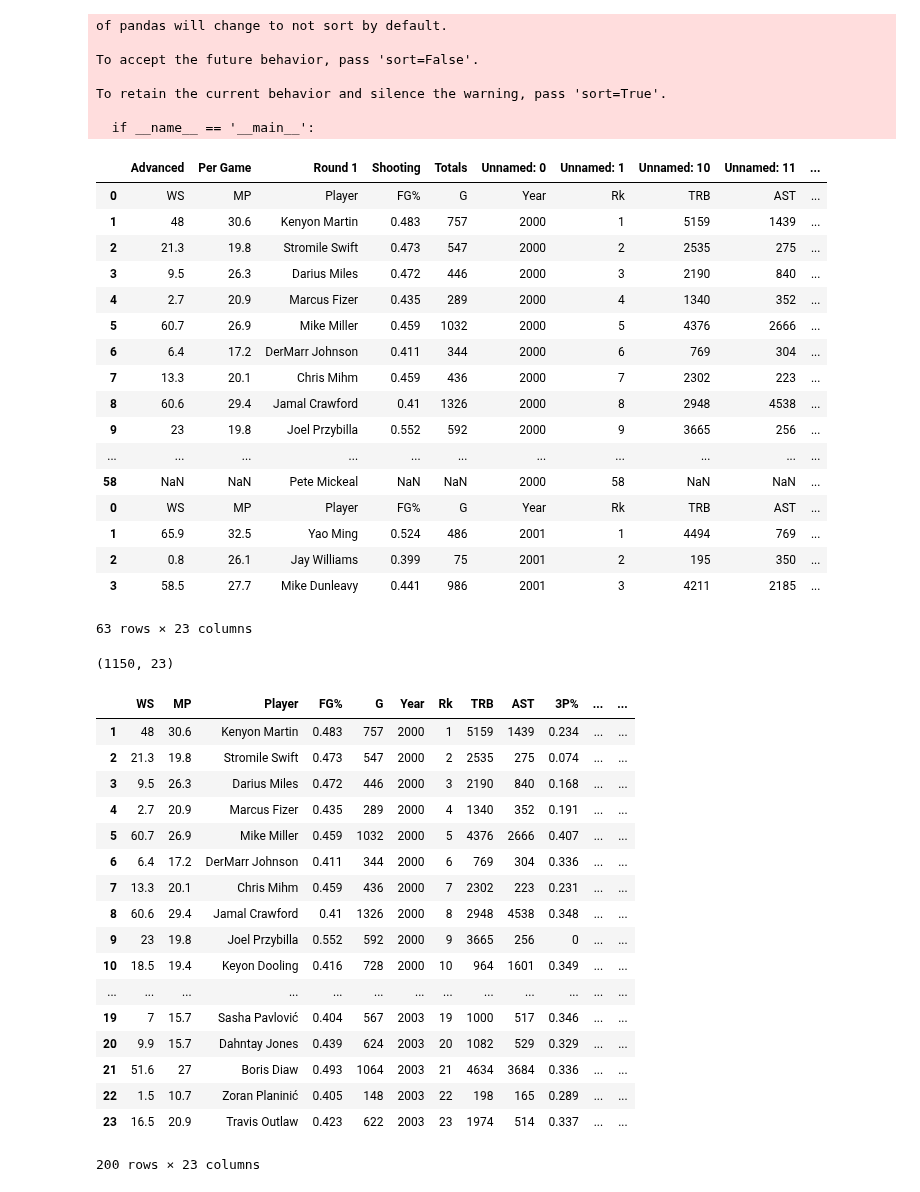
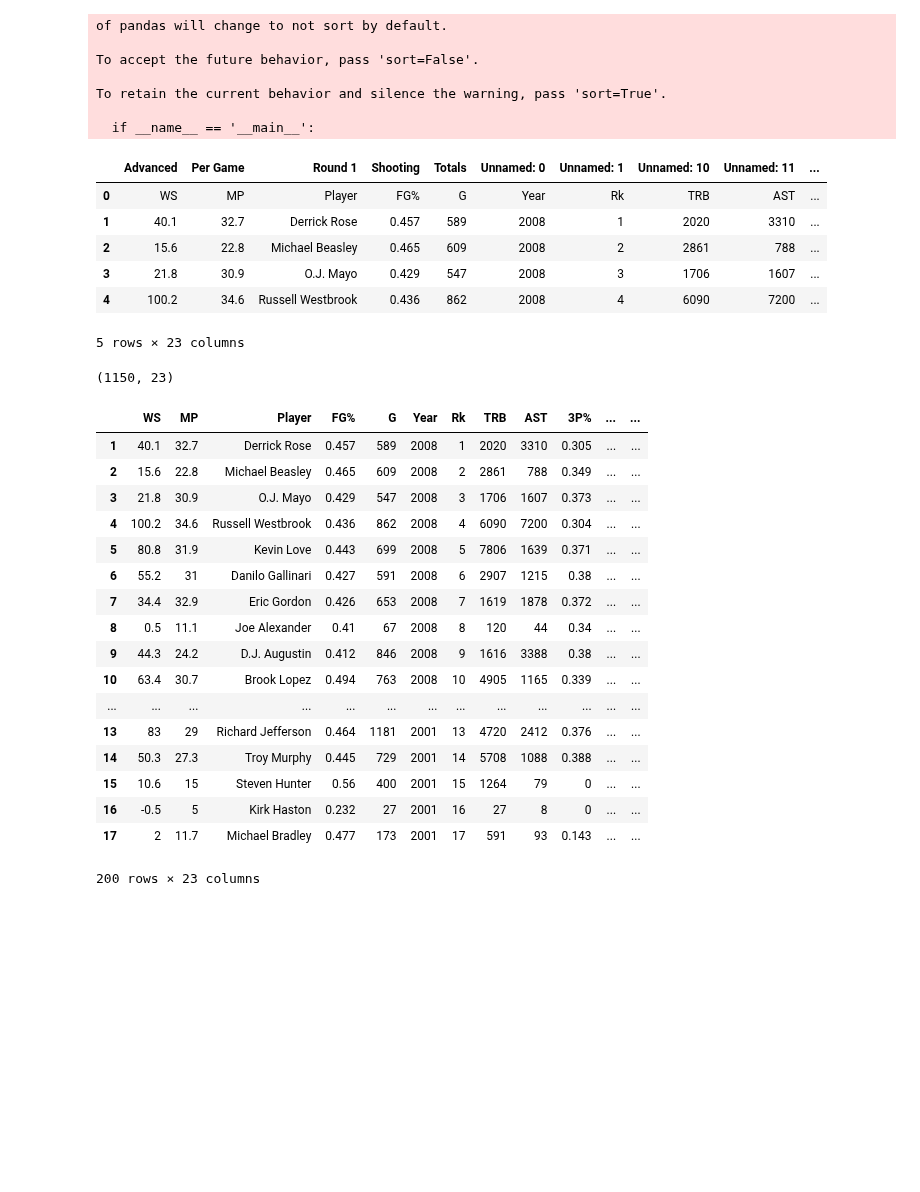
Before and after one commit to woodfin8/Draft_Machine, a Jupyter notebook: NBA.ipynb, the cells around one changed output. Drawn from its saved outputs; the diff is of its cells as text; code cells hidden in the pictures; blank space fills up the shorter version.

Commit message:
updated data

```diff
--- a/NBA.ipynb
+++ b/NBA.ipynb
@@ -4,41 +5,30 @@ import os
 # %%
-df = pd.read_csv("C:/Learn/Draft_Machine/nba_data/2018.csv")
+df = pd.read_csv("../Draft_Machine/nba_data/2018.csv")
 
 files = [file for file in os.listdir('./Nba_Data')]
 
 all_year_data = pd.DataFrame()
 
 for file in files:
     df = pd.read_csv("Nba_Data/" + file)
     all_year_data = pd.concat([all_year_data, df])
 
-all_year_data.head(63)
+all_year_data.head()
 # %% [output]
 of pandas will change to not sort by default.
 
 To accept the future behavior, pass 'sort=False'.
 
 To retain the current behavior and silence the warning, pass 'sort=True'.
 
   if __name__ == '__main__':
 |  | Advanced | Per Game | Round 1 | Shooting | Totals | Unnamed: 0 | Unnamed: 1 | Unnamed: 10 | Unnamed: 11 | ... |
 | 0 | WS | MP | Player | FG% | G | Year | Rk | TRB | AST | ... |
-| 1 | 48 | 30.6 | Kenyon Martin | 0.483 | 757 | 2000 | 1 | 5159 | 1439 | ... |
-| 2 | 21.3 | 19.8 | Stromile Swift | 0.473 | 547 | 2000 | 2 | 2535 | 275 | ... |
-| 3 | 9.5 | 26.3 | Darius Miles | 0.472 | 446 | 2000 | 3 | 2190 | 840 | ... |
-| 4 | 2.7 | 20.9 | Marcus Fizer | 0.435 | 289 | 2000 | 4 | 1340 | 352 | ... |
-| 5 | 60.7 | 26.9 | Mike Miller | 0.459 | 1032 | 2000 | 5 | 4376 | 2666 | ... |
-| 6 | 6.4 | 17.2 | DerMarr Johnson | 0.411 | 344 | 2000 | 6 | 769 | 304 | ... |
-| 7 | 13.3 | 20.1 | Chris Mihm | 0.459 | 436 | 2000 | 7 | 2302 | 223 | ... |
-| 8 | 60.6 | 29.4 | Jamal Crawford | 0.41 | 1326 | 2000 | 8 | 2948 | 4538 | ... |
-| 9 | 23 | 19.8 | Joel Przybilla | 0.552 | 592 | 2000 | 9 | 3665 | 256 | ... |
-| ... | ... | ... | ... | ... | ... | ... | ... | ... | ... | ... |
-| 58 | NaN | NaN | Pete Mickeal | NaN | NaN | 2000 | 58 | NaN | NaN | ... |
-| 0 | WS | MP | Player | FG% | G | Year | Rk | TRB | AST | ... |
-| 1 | 65.9 | 32.5 | Yao Ming | 0.524 | 486 | 2001 | 1 | 4494 | 769 | ... |
-| 2 | 0.8 | 26.1 | Jay Williams | 0.399 | 75 | 2001 | 2 | 195 | 350 | ... |
-| 3 | 58.5 | 27.7 | Mike Dunleavy | 0.441 | 986 | 2001 | 3 | 4211 | 2185 | ... |
+| 1 | 40.1 | 32.7 | Derrick Rose | 0.457 | 589 | 2008 | 1 | 2020 | 3310 | ... |
+| 2 | 15.6 | 22.8 | Michael Beasley | 0.465 | 609 | 2008 | 2 | 2861 | 788 | ... |
+| 3 | 21.8 | 30.9 | O.J. Mayo | 0.429 | 547 | 2008 | 3 | 1706 | 1607 | ... |
+| 4 | 100.2 | 34.6 | Russell Westbrook | 0.436 | 862 | 2008 | 4 | 6090 | 7200 | ... |
-63 rows × 23 columns
+5 rows × 23 columns
 # %%
 all_year_data.shape
 # %% [output]
@@ -50,22 +40,22 @@ New_all_year_data.columns = new_header #set the header row as the df header
 New_all_year_data.head(200)
 # %% [output]
 |  | WS | MP | Player | FG% | G | Year | Rk | TRB | AST | 3P% | ... | ... |
-| 1 | 48 | 30.6 | Kenyon Martin | 0.483 | 757 | 2000 | 1 | 5159 | 1439 | 0.234 | ... | ... |
-| 2 | 21.3 | 19.8 | Stromile Swift | 0.473 | 547 | 2000 | 2 | 2535 | 275 | 0.074 | ... | ... |
-| 3 | 9.5 | 26.3 | Darius Miles | 0.472 | 446 | 2000 | 3 | 2190 | 840 | 0.168 | ... | ... |
-| 4 | 2.7 | 20.9 | Marcus Fizer | 0.435 | 289 | 2000 | 4 | 1340 | 352 | 0.191 | ... | ... |
-| 5 | 60.7 | 26.9 | Mike Miller | 0.459 | 1032 | 2000 | 5 | 4376 | 2666 | 0.407 | ... | ... |
-| 6 | 6.4 | 17.2 | DerMarr Johnson | 0.411 | 344 | 2000 | 6 | 769 | 304 | 0.336 | ... | ... |
-| 7 | 13.3 | 20.1 | Chris Mihm | 0.459 | 436 | 2000 | 7 | 2302 | 223 | 0.231 | ... | ... |
-| 8 | 60.6 | 29.4 | Jamal Crawford | 0.41 | 1326 | 2000 | 8 | 2948 | 4538 | 0.348 | ... | ... |
-| 9 | 23 | 19.8 | Joel Przybilla | 0.552 | 592 | 2000 | 9 | 3665 | 256 | 0 | ... | ... |
-| 10 | 18.5 | 19.4 | Keyon Dooling | 0.416 | 728 | 2000 | 10 | 964 | 1601 | 0.349 | ... | ... |
+| 1 | 40.1 | 32.7 | Derrick Rose | 0.457 | 589 | 2008 | 1 | 2020 | 3310 | 0.305 | ... | ... |
+| 2 | 15.6 | 22.8 | Michael Beasley | 0.465 | 609 | 2008 | 2 | 2861 | 788 | 0.349 | ... | ... |
+| 3 | 21.8 | 30.9 | O.J. Mayo | 0.429 | 547 | 2008 | 3 | 1706 | 1607 | 0.373 | ... | ... |
+| 4 | 100.2 | 34.6 | Russell Westbrook | 0.436 | 862 | 2008 | 4 | 6090 | 7200 | 0.304 | ... | ... |
+| 5 | 80.8 | 31.9 | Kevin Love | 0.443 | 699 | 2008 | 5 | 7806 | 1639 | 0.371 | ... | ... |
+| 6 | 55.2 | 31 | Danilo Gallinari | 0.427 | 591 | 2008 | 6 | 2907 | 1215 | 0.38 | ... | ... |
+| 7 | 34.4 | 32.9 | Eric Gordon | 0.426 | 653 | 2008 | 7 | 1619 | 1878 | 0.372 | ... | ... |
+| 8 | 0.5 | 11.1 | Joe Alexander | 0.41 | 67 | 2008 | 8 | 120 | 44 | 0.34 | ... | ... |
+| 9 | 44.3 | 24.2 | D.J. Augustin | 0.412 | 846 | 2008 | 9 | 1616 | 3388 | 0.38 | ... | ... |
+| 10 | 63.4 | 30.7 | Brook Lopez | 0.494 | 763 | 2008 | 10 | 4905 | 1165 | 0.339 | ... | ... |
 | ... | ... | ... | ... | ... | ... | ... | ... | ... | ... | ... | ... | ... |
-| 19 | 7 | 15.7 | Sasha Pavlović | 0.404 | 567 | 2003 | 19 | 1000 | 517 | 0.346 | ... | ... |
-| 20 | 9.9 | 15.7 | Dahntay Jones | 0.439 | 624 | 2003 | 20 | 1082 | 529 | 0.329 | ... | ... |
-| 21 | 51.6 | 27 | Boris Diaw | 0.493 | 1064 | 2003 | 21 | 4634 | 3684 | 0.336 | ... | ... |
-| 22 | 1.5 | 10.7 | Zoran Planinić | 0.405 | 148 | 2003 | 22 | 198 | 165 | 0.289 | ... | ... |
-| 23 | 16.5 | 20.9 | Travis Outlaw | 0.423 | 622 | 2003 | 23 | 1974 | 514 | 0.337 | ... | ... |
+| 13 | 83 | 29 | Richard Jefferson | 0.464 | 1181 | 2001 | 13 | 4720 | 2412 | 0.376 | ... | ... |
+| 14 | 50.3 | 27.3 | Troy Murphy | 0.445 | 729 | 2001 | 14 | 5708 | 1088 | 0.388 | ... | ... |
+| 15 | 10.6 | 15 | Steven Hunter | 0.56 | 400 | 2001 | 15 | 1264 | 79 | 0 | ... | ... |
+| 16 | -0.5 | 5 | Kirk Haston | 0.232 | 27 | 2001 | 16 | 27 | 8 | 0 | ... | ... |
+| 17 | 2 | 11.7 | Michael Bradley | 0.477 | 173 | 2001 | 17 | 591 | 93 | 0.143 | ... | ... |
 200 rows × 23 columns
 # %%
 df =New_all_year_data.drop([0])
```
Also changed, not shown: parts of 10 cells of this notebook, 1 other file.
